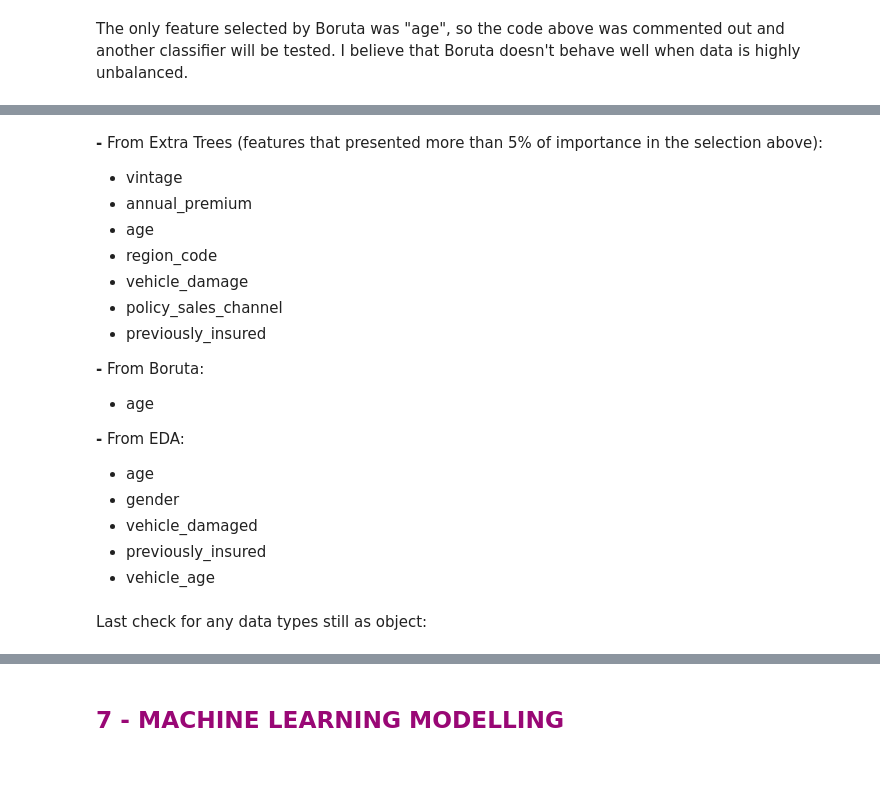
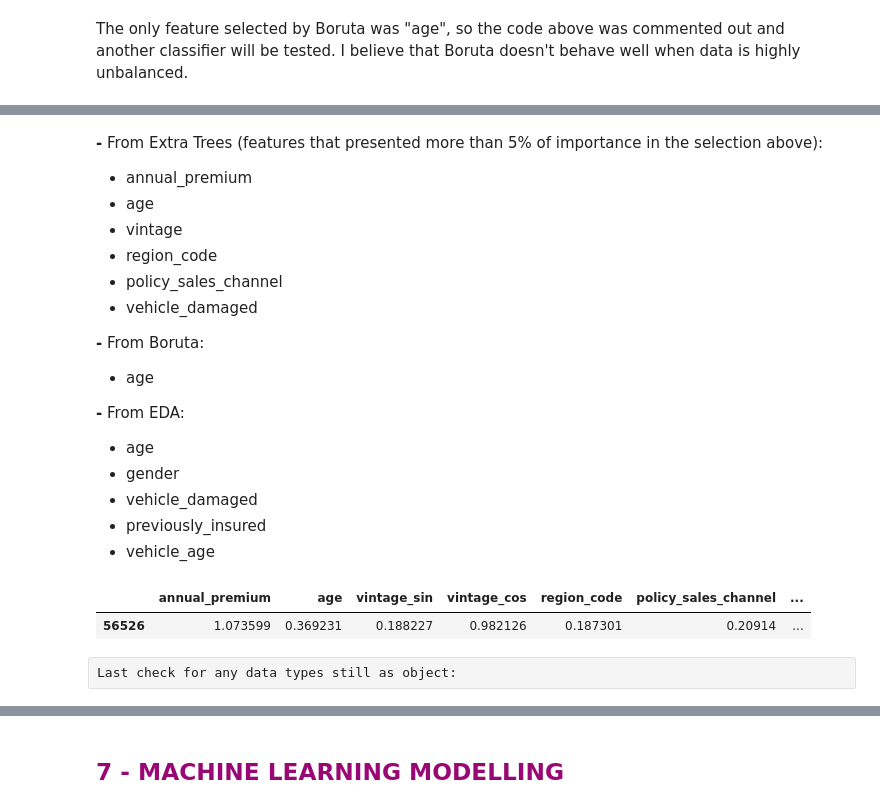
Before and after one commit to fabianaba/Insurance_Cross_Sell, a Jupyter notebook: notebooks/file4_cross-sell_Machine_Learning.ipynb, the cells around one changed output, grey strips where cells are left out. Cells and saved outputs as stored; diff of their text form; code cells hidden in the pictures; blank space fills up the shorter version.

```diff
--- a/notebooks/file4_cross-sell_Machine_Learning.ipynb
+++ b/notebooks/file4_cross-sell_Machine_Learning.ipynb
@@ -1099,12 +1106,11 @@ Feature ranking:
 # %% [markdown]
 **-** From Extra Trees (features that presented more than 5% of importance in the selection above):
-* vintage
 * annual_premium
 * age
+* vintage
 * region_code
-* vehicle_damage
 * policy_sales_channel
-* previously_insured
+* vehicle_damaged
 
 **-** From Boruta:
 * age
@@ -1123,8 +1130,13 @@ cols_selected = ['annual_premium', 'vintage', 'age', 'region_code', 'vehicle_dam
 x_train = df4[cols_selected]
 x_val = x_validation[cols_selected]
 y_val = y_validation.copy()
-# %% [markdown]
-Last check for any data types still as object:
+# %%
+x_train.sample()
+# %% [output]
+|  | annual_premium | age | vintage_sin | vintage_cos | region_code | policy_sales_channel | ... |
+| 56526 | 1.073599 | 0.369231 | 0.188227 | 0.982126 | 0.187301 | 0.20914 | ... |
+# %% [raw]
+Last check for any data types still as object:
 # %%
 x_train.dtypes
 # %% [output]
```
Also changed, not shown: parts of 31 cells of this notebook.
